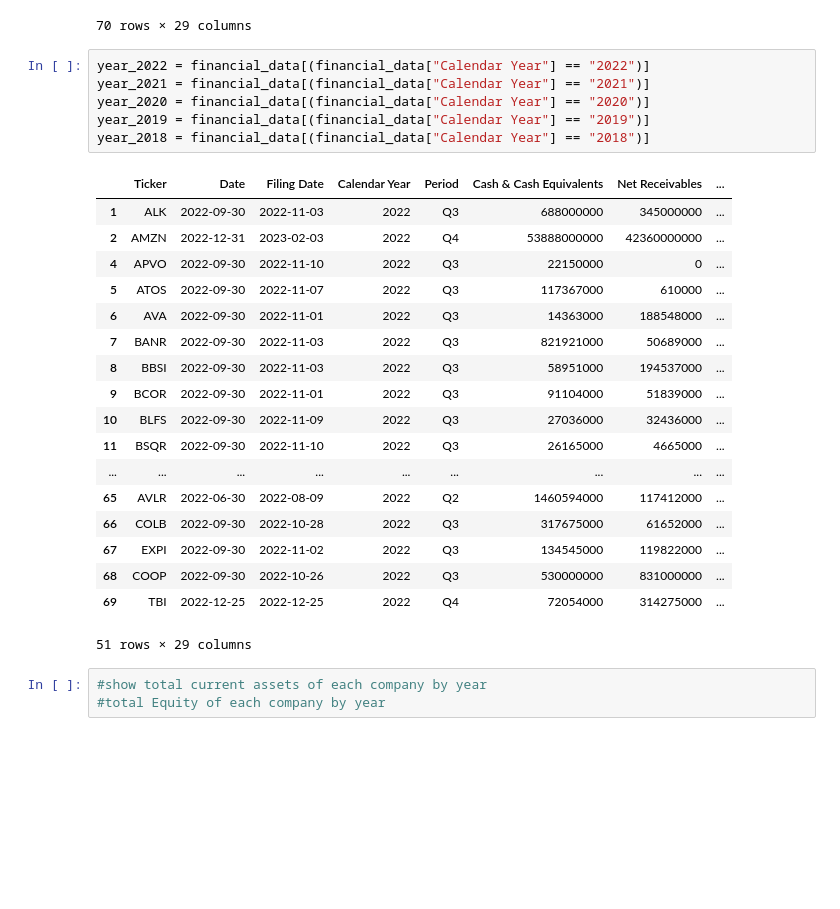
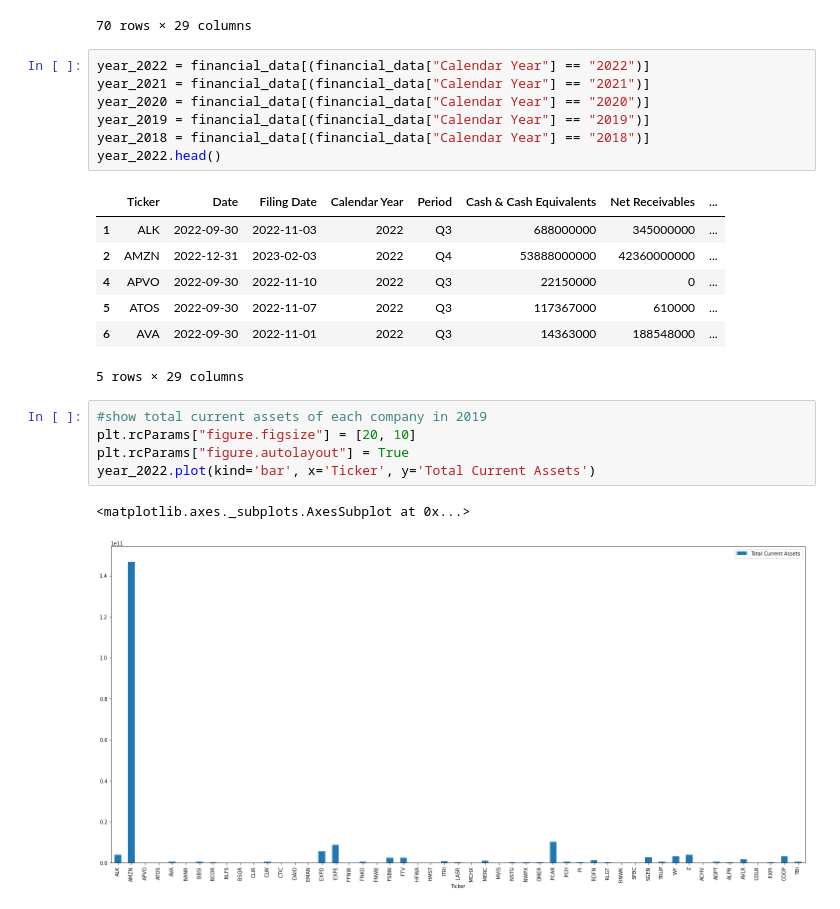
Before and after one commit to ScottMcLean98/Project1, a Jupyter notebook: Financial Data.ipynb, the cells around one changed output. Cells and saved outputs as stored; diff of their text form; blank space fills up the shorter version.

Commit message:
Added graphs for 2022

```diff
--- a/Financial Data.ipynb
+++ b/Financial Data.ipynb
@@ -174,28 +174,23 @@ reading ticker 72 TBI
 # %%
 year_2022 = financial_data[(financial_data["Calendar Year"] == "2022")]
 year_2021 = financial_data[(financial_data["Calendar Year"] == "2021")]
 year_2020 = financial_data[(financial_data["Calendar Year"] == "2020")]
 year_2019 = financial_data[(financial_data["Calendar Year"] == "2019")]
 year_2018 = financial_data[(financial_data["Calendar Year"] == "2018")]
+year_2022.head()
 # %% [output]
 |  | Ticker | Date | Filing Date | Calendar Year | Period | Cash & Cash Equivalents | Net Receivables | ... |
 | 1 | ALK | 2022-09-30 | 2022-11-03 | 2022 | Q3 | 688000000 | 345000000 | ... |
 | 2 | AMZN | 2022-12-31 | 2023-02-03 | 2022 | Q4 | 53888000000 | 42360000000 | ... |
 | 4 | APVO | 2022-09-30 | 2022-11-10 | 2022 | Q3 | 22150000 | 0 | ... |
 | 5 | ATOS | 2022-09-30 | 2022-11-07 | 2022 | Q3 | 117367000 | 610000 | ... |
 | 6 | AVA | 2022-09-30 | 2022-11-01 | 2022 | Q3 | 14363000 | 188548000 | ... |
-| 7 | BANR | 2022-09-30 | 2022-11-03 | 2022 | Q3 | 821921000 | 50689000 | ... |
-| 8 | BBSI | 2022-09-30 | 2022-11-03 | 2022 | Q3 | 58951000 | 194537000 | ... |
-| 9 | BCOR | 2022-09-30 | 2022-11-01 | 2022 | Q3 | 91104000 | 51839000 | ... |
-| 10 | BLFS | 2022-09-30 | 2022-11-09 | 2022 | Q3 | 27036000 | 32436000 | ... |
-| 11 | BSQR | 2022-09-30 | 2022-11-10 | 2022 | Q3 | 26165000 | 4665000 | ... |
-| ... | ... | ... | ... | ... | ... | ... | ... | ... |
-| 65 | AVLR | 2022-06-30 | 2022-08-09 | 2022 | Q2 | 1460594000 | 117412000 | ... |
-| 66 | COLB | 2022-09-30 | 2022-10-28 | 2022 | Q3 | 317675000 | 61652000 | ... |
-| 67 | EXPI | 2022-09-30 | 2022-11-02 | 2022 | Q3 | 134545000 | 119822000 | ... |
-| 68 | COOP | 2022-09-30 | 2022-10-26 | 2022 | Q3 | 530000000 | 831000000 | ... |
-| 69 | TBI | 2022-12-25 | 2022-12-25 | 2022 | Q4 | 72054000 | 314275000 | ... |
-51 rows × 29 columns
+5 rows × 29 columns
-# %%
-#show total current assets of each company by year
-#total Equity of each company by year
+# %%
+#show total current assets of each company in 2019
+plt.rcParams["figure.figsize"] = [20, 10]
+plt.rcParams["figure.autolayout"] = True
+year_2022.plot(kind='bar', x='Ticker', y='Total Current Assets')
+# %% [output]
+<matplotlib.axes._subplots.AxesSubplot at 0x...>
+[figure, added]
```
Also changed, not shown: parts of 1 cell of this notebook.
